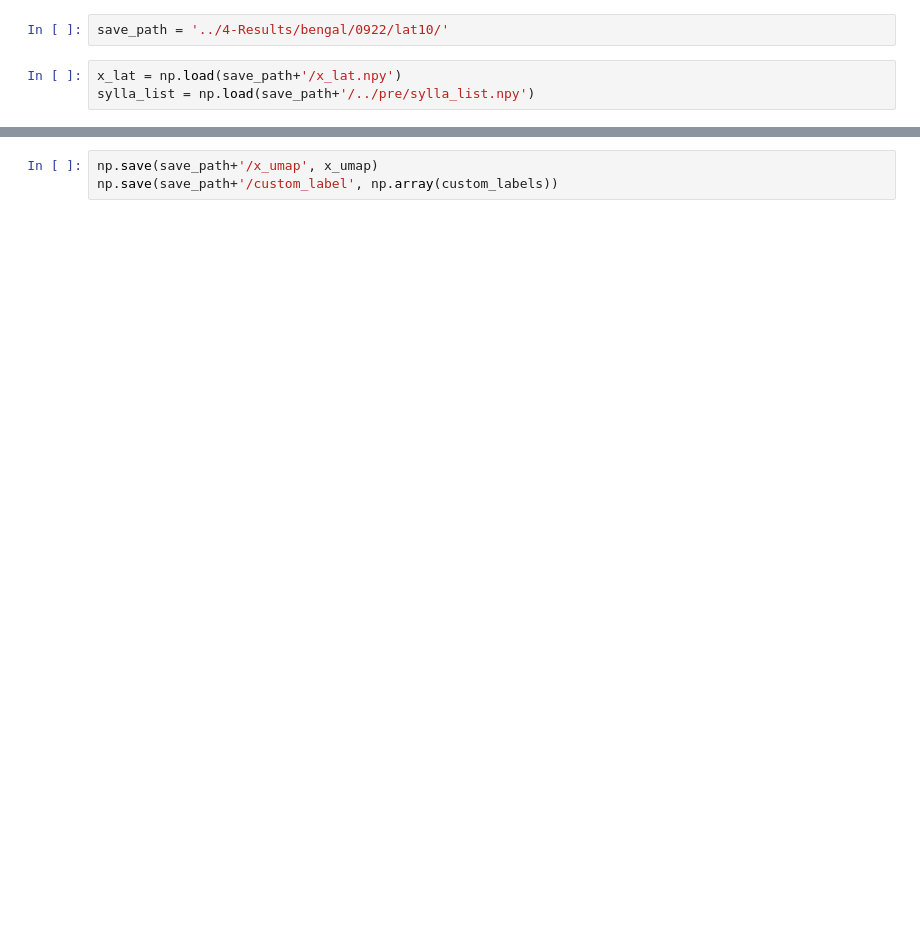
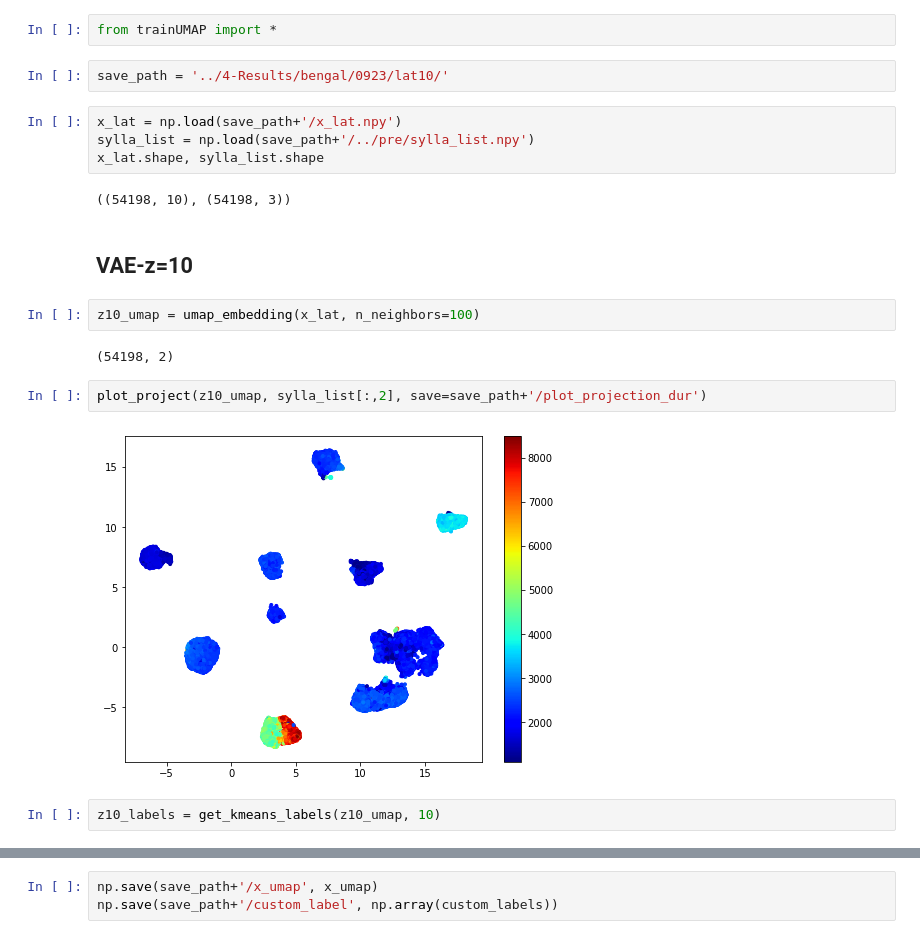
Before and after one commit to yebiny/Songbird-clusturing, a Jupyter notebook: 3-Train/3-umap.ipynb, the cells around one changed output, grey strips where cells are left out. Saved outputs shown, nothing was run; the diff lists cells and outputs as text; blank space fills up the shorter version.

```diff
--- a/3-Train/3-umap.ipynb
+++ b/3-Train/3-umap.ipynb
@@ -62,5 +1,22 @@ def plot_project(data_2d, c_lenth=1, save=None):
+# %%
+from trainUMAP import *
 # %%
-save_path = '../4-Results/bengal/0922/lat10/'
+save_path = '../4-Results/bengal/0923/lat10/'
 # %%
 x_lat = np.load(save_path+'/x_lat.npy')
 sylla_list = np.load(save_path+'/../pre/sylla_list.npy')
+x_lat.shape, sylla_list.shape
+# %% [output]
+((54198, 10), (54198, 3))
+# %% [markdown]
+## VAE-z=10
+# %%
+z10_umap = umap_embedding(x_lat, n_neighbors=100)
+# %% [output]
+(54198, 2)
+# %%
+plot_project(z10_umap, sylla_list[:,2], save=save_path+'/plot_projection_dur')
+# %% [output]
+[figure, added]
+# %%
+z10_labels = get_kmeans_labels(z10_umap, 10)
```
Also changed, not shown: parts of 15 cells of this notebook, 2 other files.
